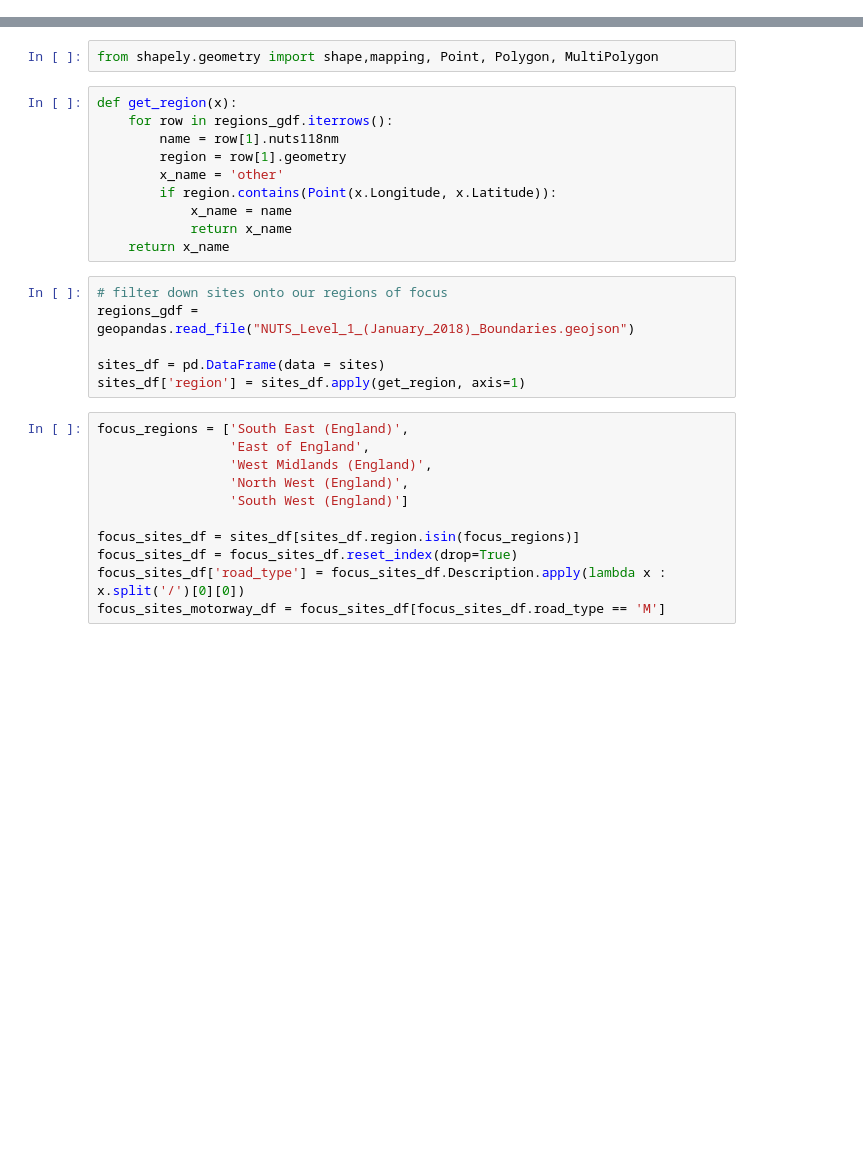
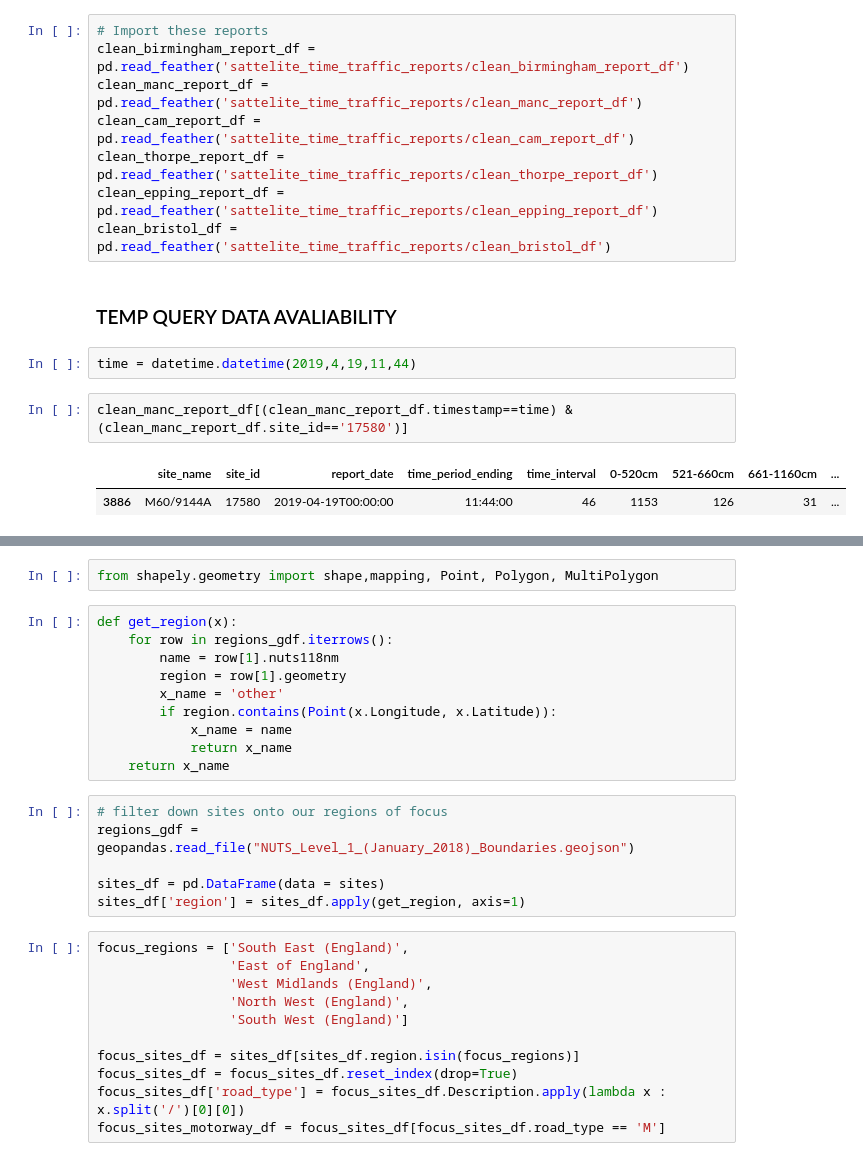
Before and after one commit to JakeRobertBaker/Highways, a Jupyter notebook: Full-Pipeline-Rebuild.ipynb, the cells around one changed output, grey strips where cells are left out. Cells and saved outputs as stored; diff of their text form; blank space fills up the shorter version.

```diff
--- a/Full-Pipeline-Rebuild.ipynb
+++ b/Full-Pipeline-Rebuild.ipynb
@@ -2,0 +57,17 @@ from api import *
+# %%
+# Import these reports
+clean_birmingham_report_df = pd.read_feather('sattelite_time_traffic_reports/clean_birmingham_report_df')
+clean_manc_report_df = pd.read_feather('sattelite_time_traffic_reports/clean_manc_report_df')
+clean_cam_report_df = pd.read_feather('sattelite_time_traffic_reports/clean_cam_report_df')
+clean_thorpe_report_df = pd.read_feather('sattelite_time_traffic_reports/clean_thorpe_report_df')
+clean_epping_report_df = pd.read_feather('sattelite_time_traffic_reports/clean_epping_report_df')
+clean_bristol_df = pd.read_feather('sattelite_time_traffic_reports/clean_bristol_df')
+# %% [markdown]
+### TEMP QUERY DATA AVALIABILITY
+# %%
+time = datetime.datetime(2019,4,19,11,44)
+# %%
+clean_manc_report_df[(clean_manc_report_df.timestamp==time) & (clean_manc_report_df.site_id=='17580')]
+# %% [output]
+|  | site_name | site_id | report_date | time_period_ending | time_interval | 0-520cm | 521-660cm | 661-1160cm | ... |
+| 3886 | M60/9144A | 17580 | 2019-04-19T00:00:00 | 11:44:00 | 46 | 1153 | 126 | 31 | ... |
```
Also changed, not shown: parts of 28 cells of this notebook.
